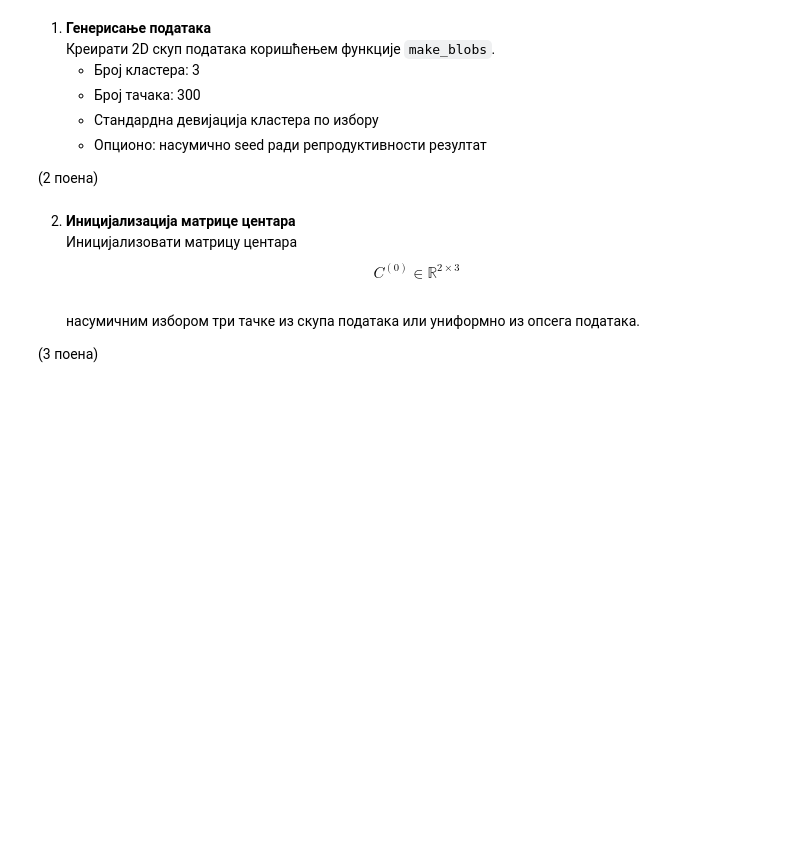
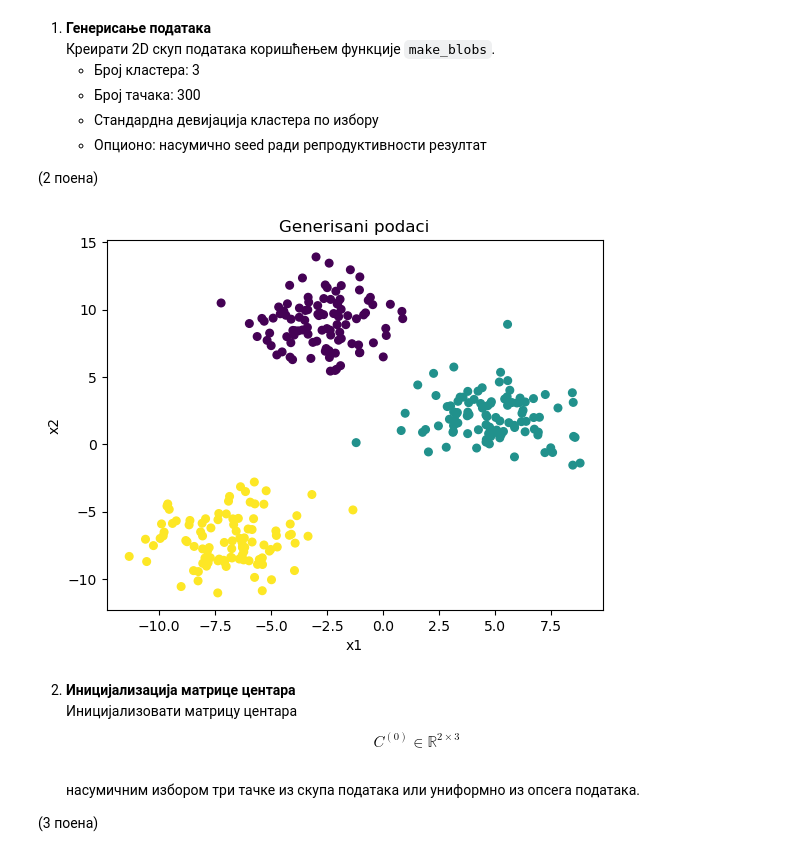
Before and after one commit to paunovicjovan/mathematical-methods-for-machine-learning, a Jupyter notebook: Homeworks/03Domaci2025-26_Jovan_Paunovic.ipynb, the cells around one changed output. Cells and saved outputs as stored; diff of their text form; code cells hidden in the pictures; blank space fills up the shorter version.

```diff
--- a/Homeworks/03Domaci2025-26_Jovan_Paunovic.ipynb
+++ b/Homeworks/03Domaci2025-26_Jovan_Paunovic.ipynb
@@ -302,6 +302,16 @@ Centar klastera 2 (očekivano): [0.58823529 1.76470588]
    - Опционо: насумично seed ради репродуктивности резултат
 
 (2 поена)
+# %%
+X, y_true = make_blobs(n_samples=300, n_features=2, centers=3, cluster_std=1.8, random_state=42)
+
+plt.scatter(X[:, 0], X[:, 1], c=y_true, cmap='viridis', s=30)
+plt.title("Generisani podaci")
+plt.xlabel("x1")
+plt.ylabel("x2")
+plt.show()
+# %% [output]
+[figure, added]
 # %% [markdown]
 2. **Иницијализација матрице центара**
    Иницијализовати матрицу центара
```
Also changed, not shown: parts of 7 cells of this notebook.
